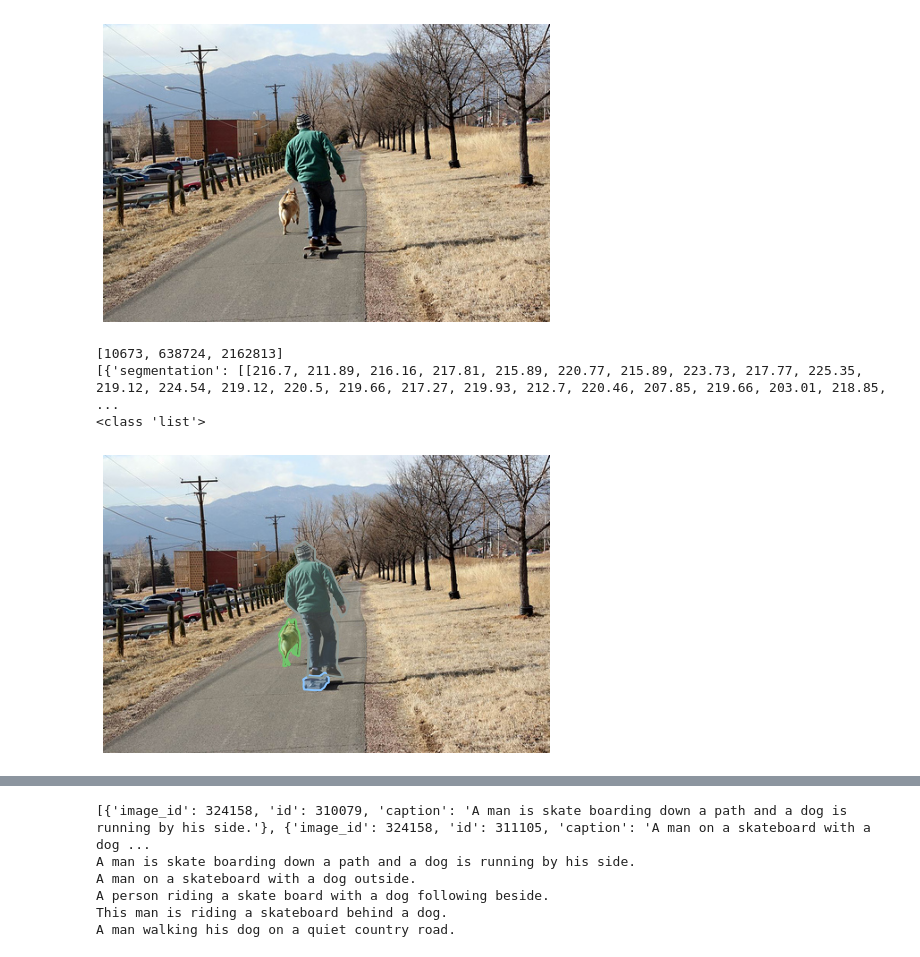
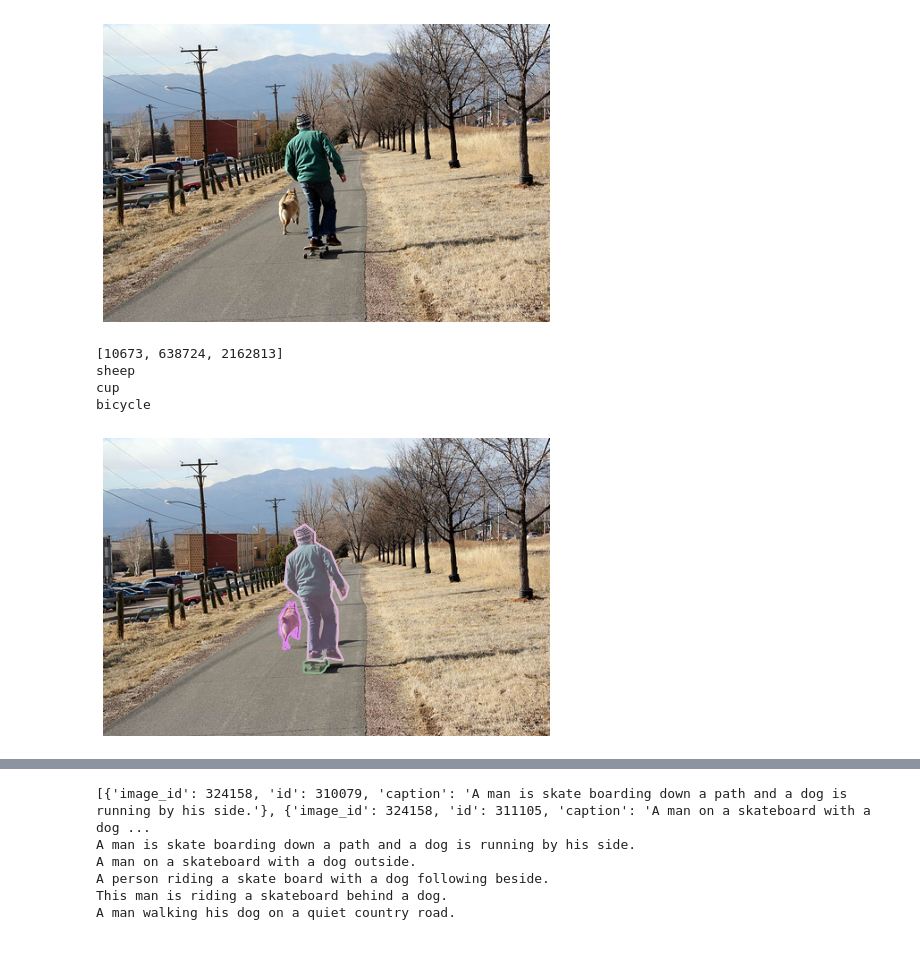
Before and after one commit to 3288103265/my_snippets, a Jupyter notebook: pycocoDemo.ipynb, the cells around one changed output, grey strips where cells are left out. Cells and saved outputs as stored; diff of their text form; code cells hidden in the pictures.

Commit message:
update pycocotools with segmentation

```diff
--- a/pycocoDemo.ipynb
+++ b/pycocoDemo.ipynb
@@ -10,5 +14,5 @@ pylab.rcParams['figure.figsize'] = (8.0, 10.0)
 # %%
-dataDir=os.path.expanduser('~/coco')
+dataDir=os.path.expanduser('~/datasets/coco')
 dataType='val2017'
 annFile='{}/annotations/instances_{}.json'.format(dataDir,dataType)
 # %%
@@ -69,16 +75,22 @@ plt.show()
 # %%
 # load and display instance annotations
 plt.imshow(I); plt.axis('off')
 annIds = coco.getAnnIds(imgIds=img['id'], catIds=catIds, iscrowd=None)
 print(annIds)
 anns = coco.loadAnns(annIds)
 coco.showAnns(anns)
-print(anns)
-print(type(anns))
-# anns are segementation mask
-# get -load - show
+
+for idx, ann in enumerate(anns):
+    className = cats[ann['category_id']]['name']
+    print(className)
+
+# print(anns)
+# print(type(anns))
+# # anns are segementation mask
+# # get -load - show
 # %% [output]
 [10673, 638724, 2162813]
-[{'segmentation': [[216.7, 211.89, 216.16, 217.81, 215.89, 220.77, 215.89, 223.73, 217.77, 225.35, 219.12, 224.54, 219.12, 220.5, 219.66, 217.27, 219.93, 212.7, 220.46, 207.85, 219.66, 203.01, 218.85, ...
-<class 'list'>
+sheep
+cup
+bicycle
-[figure, old version]
+[figure, new version]
```
Also changed, not shown: parts of 12 cells of this notebook.
